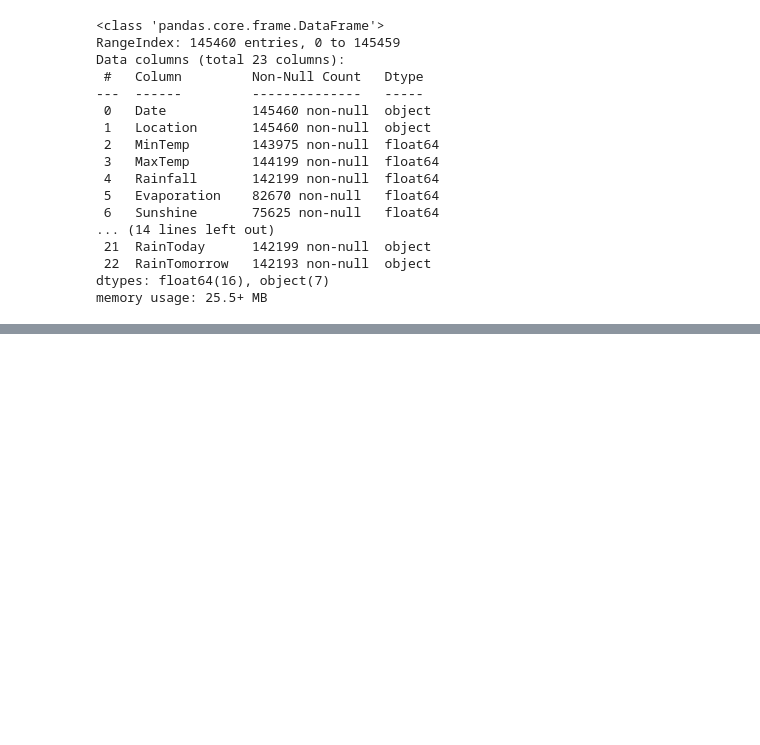
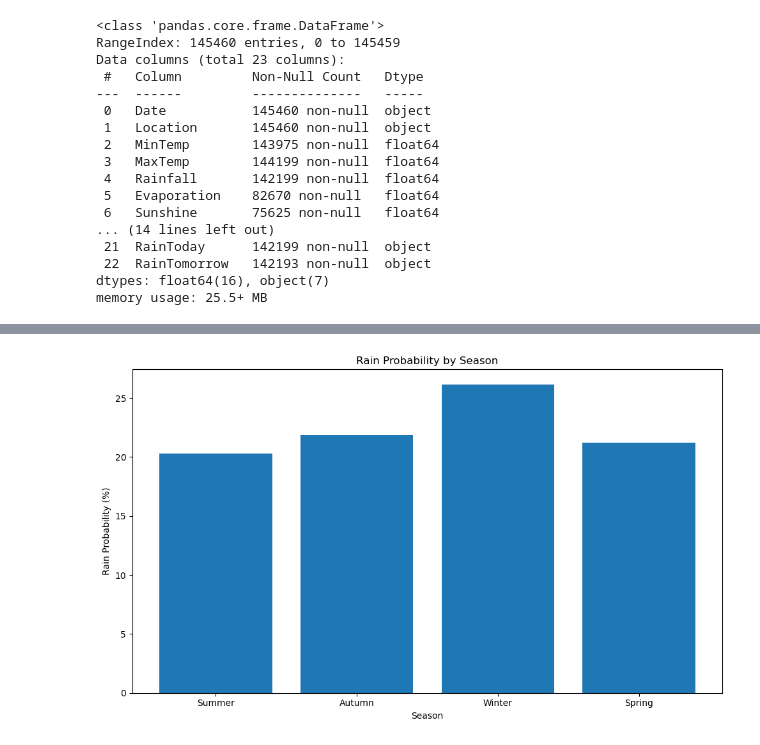
Before and after one commit to mohamed-alawy/WeatherAUS, a Jupyter notebook: Weather.ipynb, the cells around one changed output, grey strips where cells are left out. Saved outputs shown, nothing was run; the diff lists cells and outputs as text; code cells hidden in the pictures; blank space fills up the shorter version.

```diff
--- a/Weather.ipynb
+++ b/Weather.ipynb
@@ -423,0 +70,3 @@ plt.show()
+# %%
+df_analysis = df.copy()
+df_analysis['Date'] = pd.to_datetime(df_analysis['Date'])
@@ -423,0 +239,17 @@ plt.show()
+# %%
+# Rain probability by season
+plt.figure(figsize=(10, 6))
+rain_by_season = df_analysis.groupby('Season')['RainTomorrow_Binary'].mean() * 100
+season_order = ['Summer', 'Autumn', 'Winter', 'Spring']
+rain_by_season = rain_by_season.reindex(season_order)
+
+bars = plt.bar(rain_by_season.index, rain_by_season.values)
+
+plt.title('Rain Probability by Season')
+plt.xlabel('Season')
+plt.ylabel('Rain Probability (%)')
+
+plt.tight_layout()
+plt.show()
+# %% [output]
+[figure, added]
```
Also changed, not shown: parts of 78 cells of this notebook, 1 other file.
